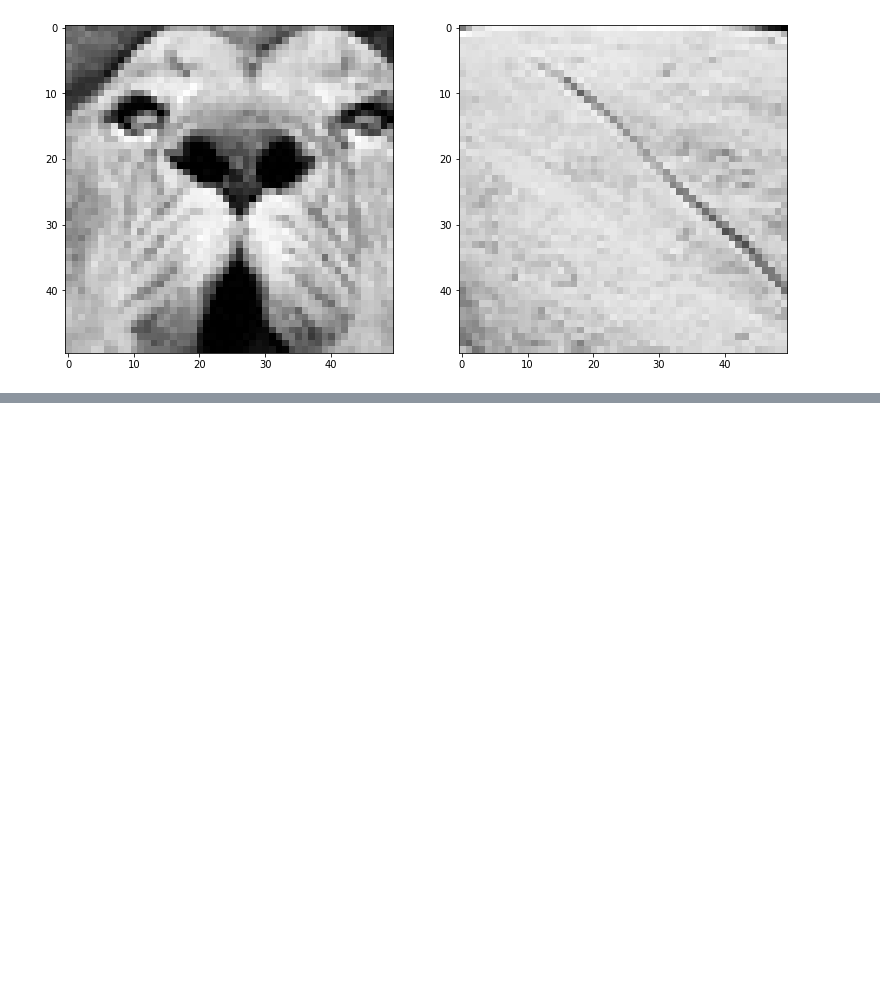
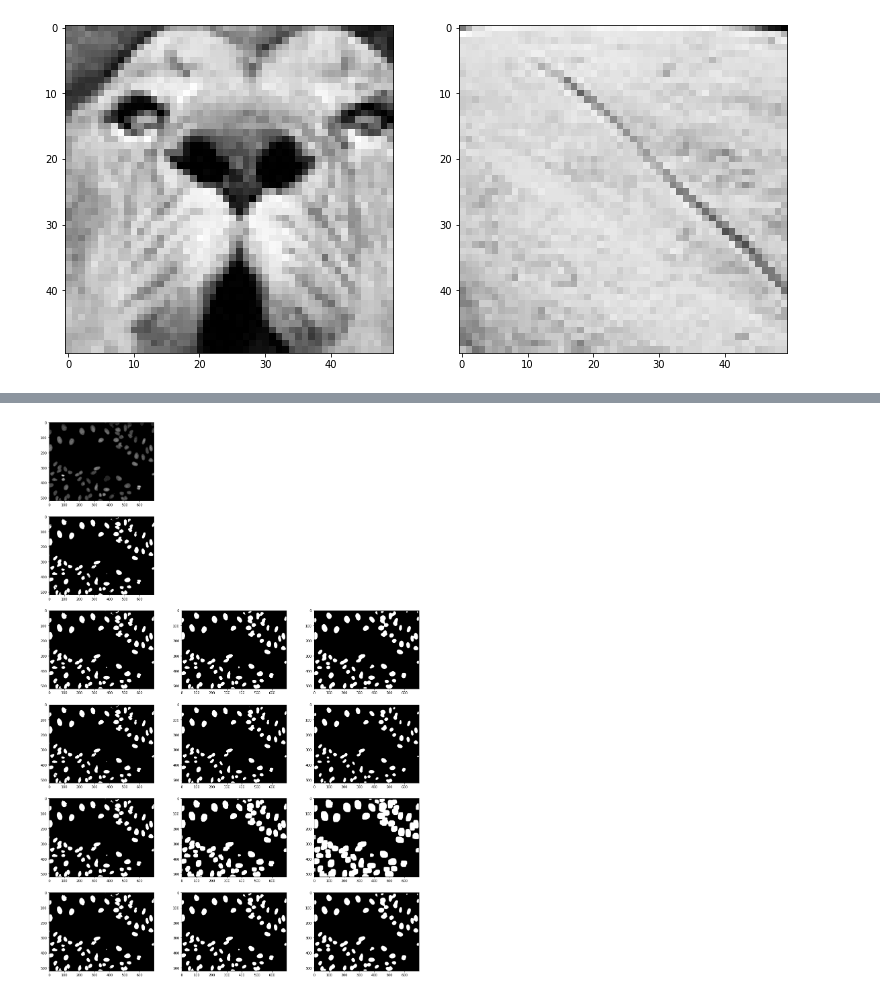
Before and after one commit to felipe-samuel/ComputerVisionProjects, a Jupyter notebook: Aula04-Filtragem.ipynb, the cells around one changed output, grey strips where cells are left out. Saved outputs shown, nothing was run; the diff lists cells and outputs as text; code cells hidden in the pictures; blank space fills up the shorter version.

```diff
--- a/Aula04-Filtragem.ipynb
+++ b/Aula04-Filtragem.ipynb
@@ -342,0 +382,4 @@ for i in range(len(y_grad)):
+# %%
+plot_figs(8)
+# %% [output]
+[figure, added]
```
Also changed, not shown: parts of 61 cells of this notebook.
